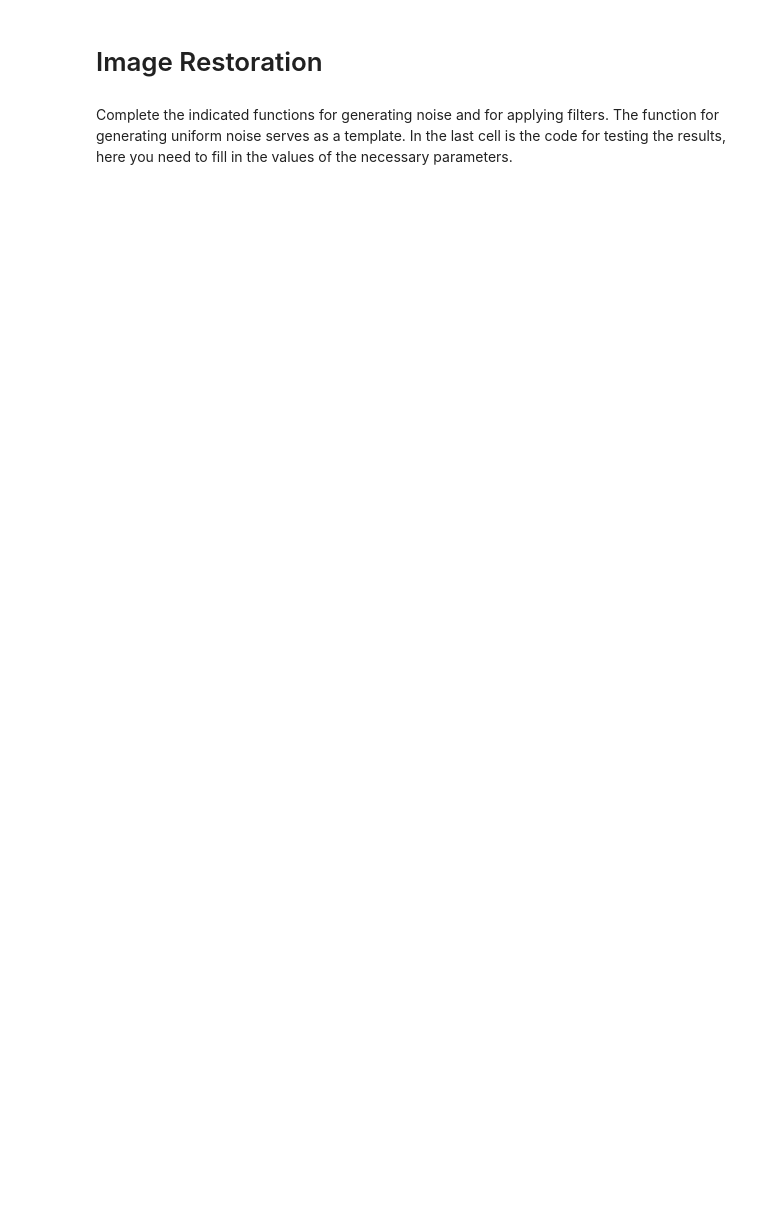
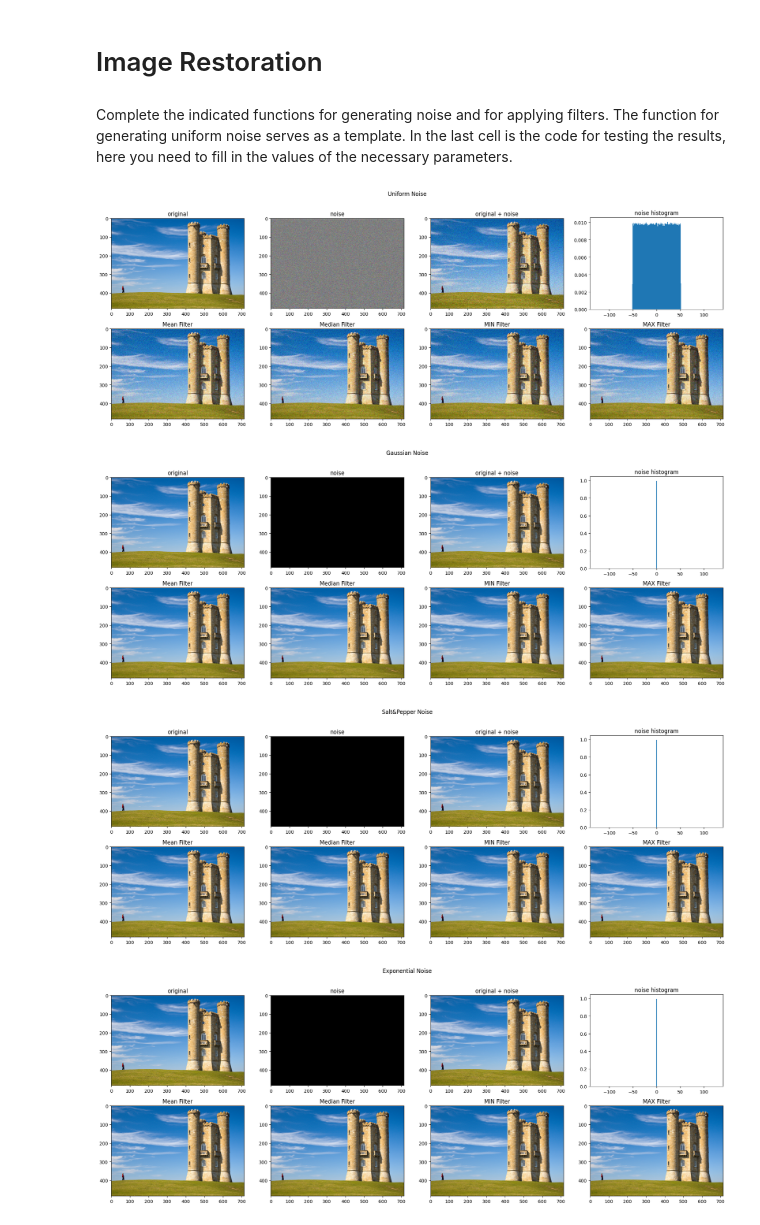
Before and after one commit to CVUT-FS-12110/Machine-Perception-and-Image-Analysis, a Jupyter notebook: src/lectures/08_image_restoration/image_restoration_assignment.ipynb, the cells around one changed output. Cells and saved outputs as stored; diff of their text form; code cells hidden in the pictures; blank space fills up the shorter version.

Commit message:
Image restoration assignment update

```diff
--- a/src/lectures/08_image_restoration/image_restoration_assignment.ipynb
+++ b/src/lectures/08_image_restoration/image_restoration_assignment.ipynb
@@ -27,14 +27,22 @@ def uniform_noise(img, low, high):
         img+noise, noise as img, generated noise
     """
 
-    noise_rnd = np.random.uniform(0, 1, img.shape)
-    mask = np.where(np.logical_and(noise_rnd>low, noise_rnd<high))
-    noise = np.zeros(img.shape, dtype=np.uint8)
-    noise[mask] = (noise_rnd[mask] - 0.5) * 255
-    img_noise = cv2.add(img, noise)
+    img_noise = img.copy().flatten()
 
+    noise_rnd = np.random.uniform(low, high, img_noise.shape)
 
-    return img_noise, noise, noise.flatten()
+    mask_add = np.zeros(img_noise.shape, np.uint8)
+    mask_sub = np.zeros(img_noise.shape, np.uint8)
+
+    mask_add[np.where(noise_rnd >= 0)] = 1
+    mask_sub[np.where(noise_rnd < 0)] = 1
+
+    img_noise[mask_add.astype(bool)] = cv2.add(img_noise, (noise_rnd * 255).astype(np.uint8), mask=mask_add).flatten()[mask_add.astype(bool)]
+    img_noise[mask_sub.astype(bool)] = cv2.subtract(img_noise, np.abs((noise_rnd * 255)).astype(np.uint8), mask=mask_sub).flatten()[mask_sub.astype(bool)]
+
+    noise = noise_rnd.reshape(img.shape)+0.5
+
+    return img_noise.reshape(img.shape), noise, (noise_rnd*255).flatten()
 # %%
 def gaussian_noise(img, mu, sigma):
     """
@@ -58,10 +66,10 @@ def gaussian_noise(img, mu, sigma):
     # replace following dummy code by your code
 
     noise_rnd = np.zeros(img.shape)
-    noise = noise_rnd
+    noise = noise_rnd.astype(np.uint8)
     img_noise = img + noise # noise application
 
-    return img_noise.astype(np.uint8), np.abs(noise).astype(np.uint8), noise_rnd.flatten()
+    return img_noise.reshape(img.shape), noise, (noise_rnd*255).flatten()
 # %%
 def saltnpepper_noise(img, p_pepper, p_salt):
     """
@@ -85,10 +93,10 @@ def saltnpepper_noise(img, p_pepper, p_salt):
     # replace following dummy code by your code
 
     noise_rnd = np.zeros(img.shape)
-    noise = noise_rnd
+    noise = noise_rnd.astype(np.uint8)
     img_noise = img + noise # noise application
 
-    return img_noise.astype(np.uint8), np.abs(noise).astype(np.uint8), noise_rnd.flatten()
+    return img_noise.reshape(img.shape), noise, (noise_rnd*255).flatten()
 # %%
 def exponential_noise(img, _lambda):
     """
@@ -110,10 +118,10 @@ def exponential_noise(img, _lambda):
     # replace following dummy code by your code
 
     noise_rnd = np.zeros(img.shape)
-    noise = noise_rnd
+    noise = noise_rnd.astype(np.uint8)
     img_noise = img + noise # noise application
 
-    return img_noise.astype(np.uint8), np.abs(noise).astype(np.uint8), noise_rnd.flatten()
+    return img_noise.reshape(img.shape), noise, (noise_rnd*255).flatten()
 # %%
 def averaging(img, kernel_size, sigma_x):
     """
@@ -204,8 +212,8 @@ img = skimage.io.imread('https://github.com/CVUT-FS-12110/Machine-Perception-and
 # PARAMETERS (have to be set)
 
 # Uniform noise
-low = 0.2
-high = 0.5
+low = -0.2
+high = 0.2
 # Gaussian noise
 mu = None
 sigma = None
@@ -236,31 +244,36 @@ noise_source = {'Uniform Noise': uniform_noise(img, low, high),
 for key, val in noise_source.items():
     fig = plt.figure(figsize= (24,8))
     plt.subplot(241)
     plt.suptitle(key)
 
     # Noise
     plt.imshow(img);
     plt.title('original')
     plt.subplot(242)
     plt.imshow(val[1]);
     plt.title('noise')
     plt.subplot(243)
     plt.imshow(val[0]);
     plt.title('original + noise')
     plt.subplot(244)
-    plt.hist(val[2], density=True, bins=np.linspace(-255,255,512));
+    plt.hist(val[2], density=True, bins=np.linspace(-128,128,256));
     plt.title('noise histogram');
 
     # Filters
     plt.subplot(245)
     plt.imshow(averaging(val[0], avg_kernel_size, avg_sigma_x));
     plt.title('Mean Filter')
     plt.subplot(246)
     plt.imshow(median_blurring(val[0], median_blur_ksize));
     plt.title('Median Filter')
     plt.subplot(247)
     plt.imshow(min_filter(val[0], min_kernel));
     plt.title('MIN Filter')
     plt.subplot(248)
     plt.imshow(max_filter(val[0], max_kernel));
     plt.title('MAX Filter');
+# %% [output]
+[figure, added]
+[figure, added]
+[figure, added]
+[figure, added]
```
